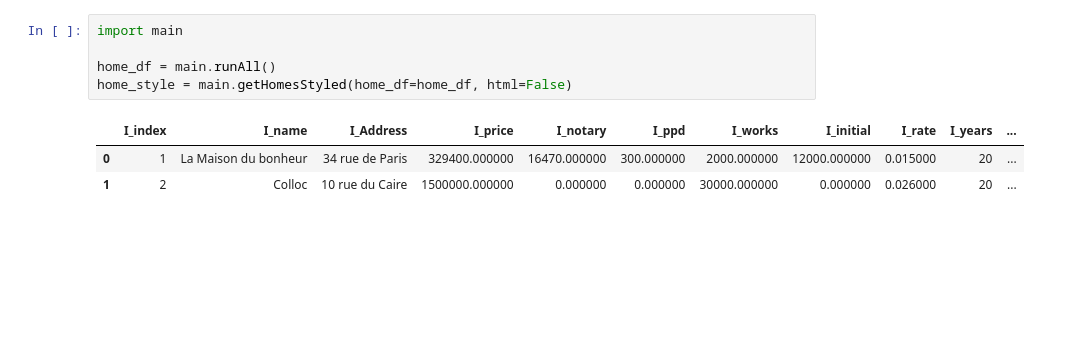
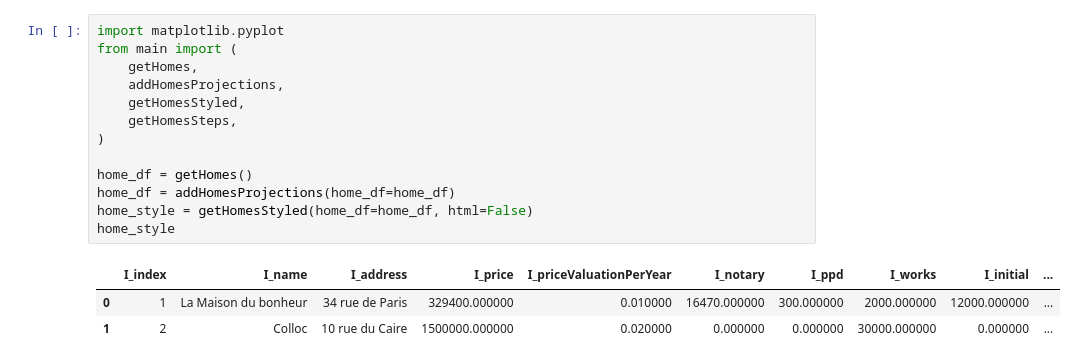
Before and after one commit to victorgrappe/domus, a Jupyter notebook: domus.ipynb, the cells around one changed output. Saved outputs shown, nothing was run; the diff lists cells and outputs as text; blank space fills up the shorter version.

```diff
--- a/domus.ipynb
+++ b/domus.ipynb
@@ -1,9 +1,17 @@
 # %%
-import main
+import matplotlib.pyplot
+from main import (
+    getHomes,
+    addHomesProjections,
+    getHomesStyled,
+    getHomesSteps,
+)
 
-home_df = main.runAll()
-home_style = main.getHomesStyled(home_df=home_df, html=False)
+home_df = getHomes()
+home_df = addHomesProjections(home_df=home_df)
+home_style = getHomesStyled(home_df=home_df, html=False)
+home_style
 # %% [output]
-|  | I_index | I_name | I_Address | I_price | I_notary | I_ppd | I_works | I_initial | I_rate | I_years | ... |
-| 0 | 1 | La Maison du bonheur | 34 rue de Paris | 329400.000000 | 16470.000000 | 300.000000 | 2000.000000 | 12000.000000 | 0.015000 | 20 | ... |
-| 1 | 2 | Colloc | 10 rue du Caire | 1500000.000000 | 0.000000 | 0.000000 | 30000.000000 | 0.000000 | 0.026000 | 20 | ... |
+|  | I_index | I_name | I_address | I_price | I_priceValuationPerYear | I_notary | I_ppd | I_works | I_initial | ... |
+| 0 | 1 | La Maison du bonheur | 34 rue de Paris | 329400.000000 | 0.010000 | 16470.000000 | 300.000000 | 2000.000000 | 12000.000000 | ... |
+| 1 | 2 | Colloc | 10 rue du Caire | 1500000.000000 | 0.020000 | 0.000000 | 0.000000 | 30000.000000 | 0.000000 | ... |
```
Also changed, not shown: parts of 1 cell of this notebook, 3 other files.
